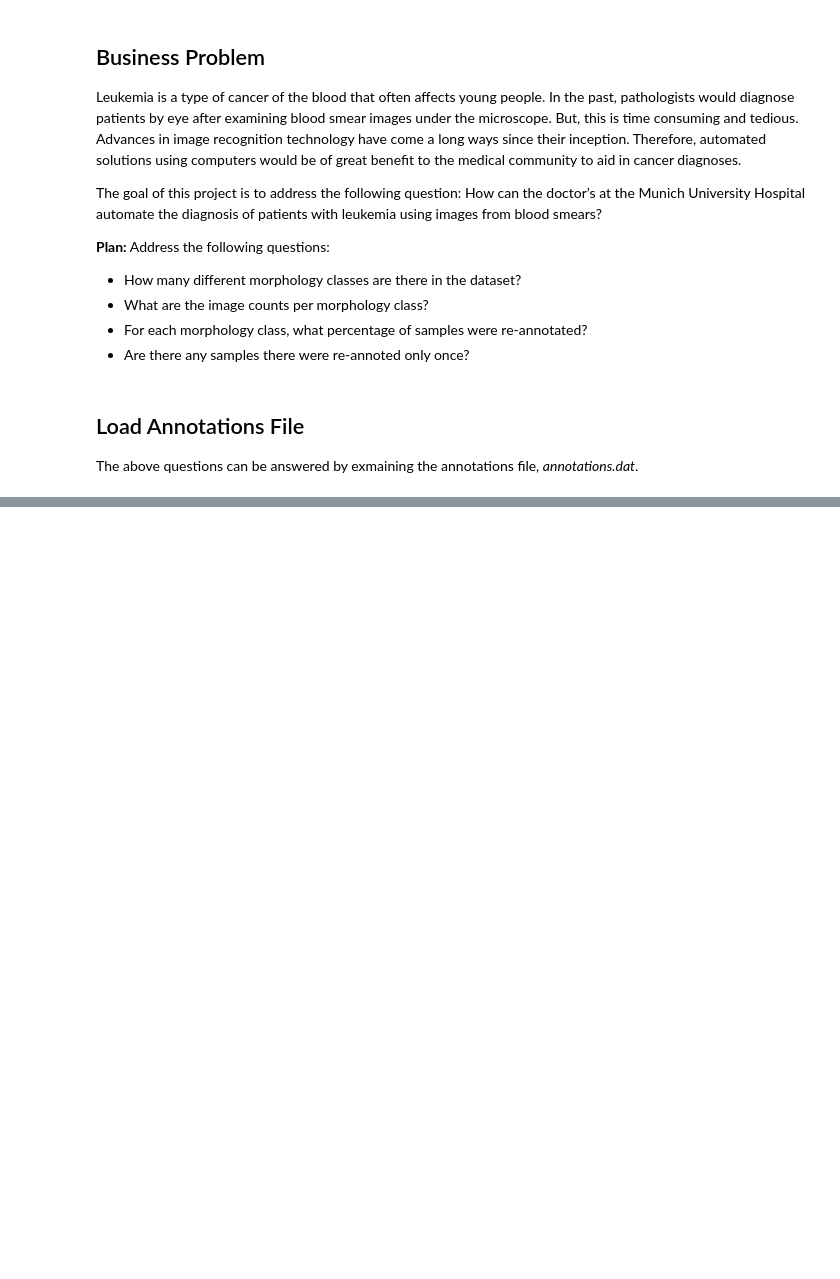
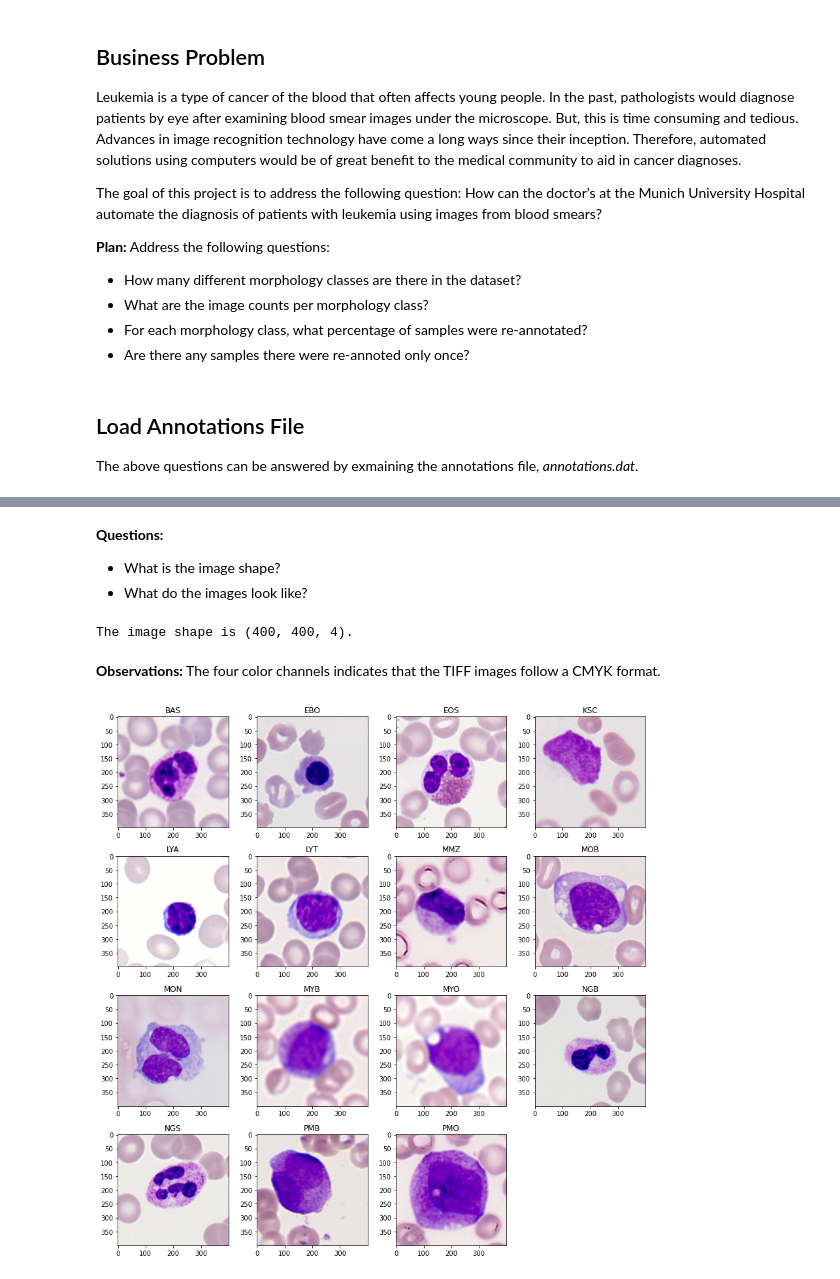
Before and after one commit to dmclark53/Springboard, a Jupyter notebook: Capstone-Project-Three/notebooks/1.0-dc-data-wrangling.ipynb, the cells around one changed output, grey strips where cells are left out. Cells and saved outputs as stored; diff of their text form; code cells hidden in the pictures; blank space fills up the shorter version.

Commit message:
Performed a preliminary examination of the images in the dataset.

```diff
--- a/Capstone-Project-Three/notebooks/1.0-dc-data-wrangling.ipynb
+++ b/Capstone-Project-Three/notebooks/1.0-dc-data-wrangling.ipynb
@@ -25,0 +142,6 @@ The above questions can be answered by exmaining the annotations file, _annotati
+# %%
+df_annotate.loc[df_annotate['Morphology'].isin(mature), 'Maturity'] = 'mature'
+# %%
+df_annotate.loc[df_annotate['Morphology'].isin(immature), 'Maturity'] = 'immature'
+# %%
+df_annotate.loc[df_annotate['Morphology'].isin(smudge), 'Maturity'] = 'smudge'
@@ -25,0 +164,6 @@ The above questions can be answered by exmaining the annotations file, _annotati
+# %%
+image_list = df_annotate.groupby('Morphology').first()['Image Dir'].tolist()
+# %% [markdown]
+**Questions:**
+* What is the image shape?
+* What do the images look like?
@@ -25,0 +172,11 @@ The above questions can be answered by exmaining the annotations file, _annotati
+# %%
+print(f'The image shape is {img.shape}.')
+# %% [output]
+The image shape is (400, 400, 4).
+# %% [markdown]
+**Observations:**
+The four color channels indicates that the TIFF images follow a CMYK format.
+# %%
+viz.display_images(image_list, 4)
+# %% [output]
+[figure, added]
```
Also changed, not shown: parts of 22 cells of this notebook, 1 other file.
